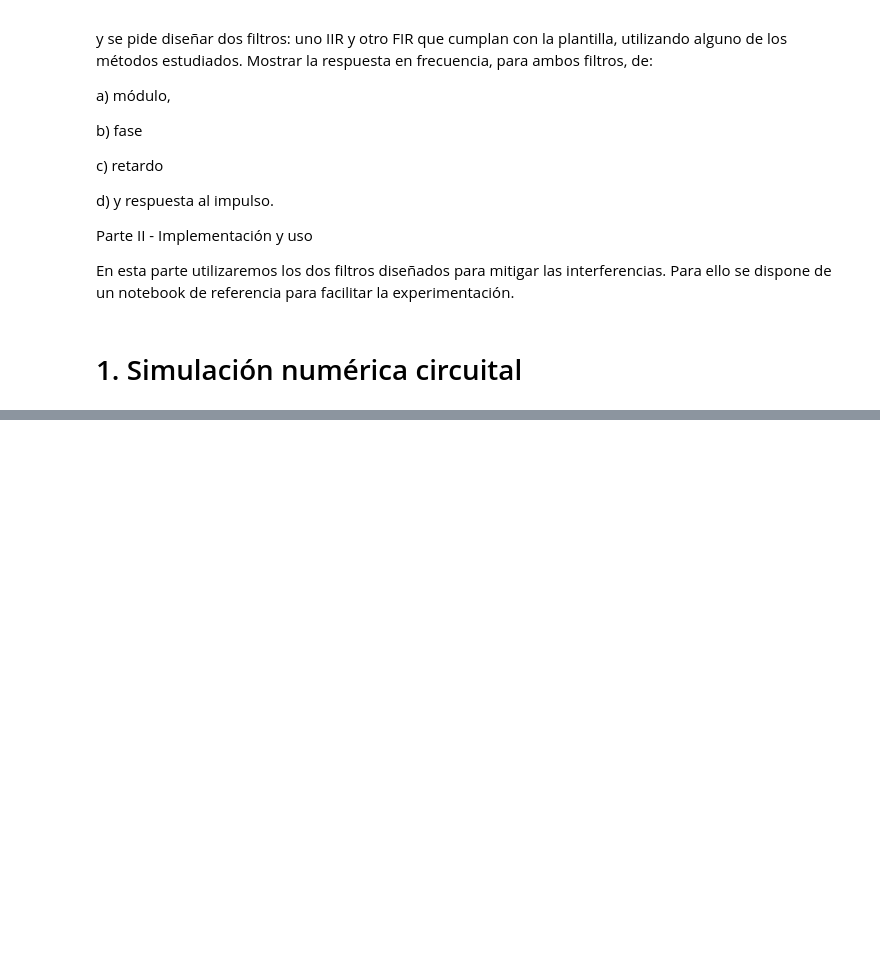
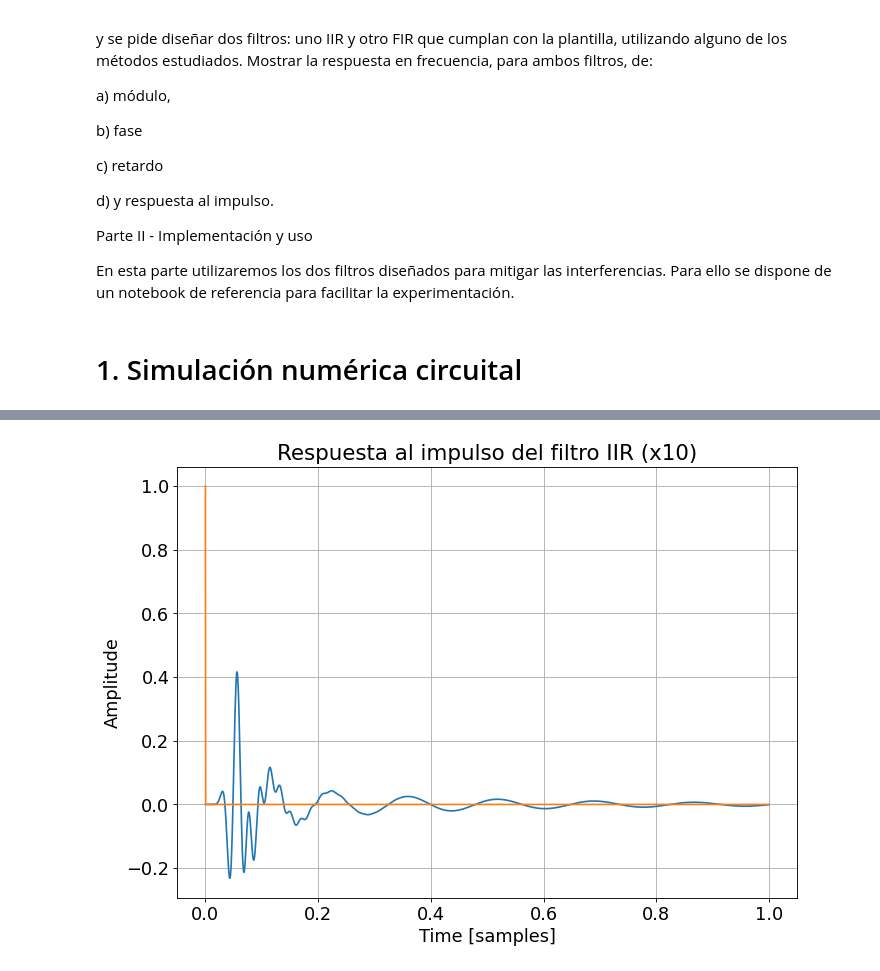
Before and after one commit to annunez02/TC2_2023, a Jupyter notebook: TS8/TrabajoSemanal8_Nunez.ipynb, the cells around one changed output, grey strips where cells are left out. Saved outputs shown, nothing was run; the diff lists cells and outputs as text; code cells hidden in the pictures; blank space fills up the shorter version.

```diff
--- a/TS8/TrabajoSemanal8_Nunez.ipynb
+++ b/TS8/TrabajoSemanal8_Nunez.ipynb
@@ -144,0 +85,16 @@ En un principio, al diseñar el diagrama de polos y ceros del pasa altos, como a
+# %%
+# --------------------------------Definicion de parámetros---------------------------------
+
+fs = 1000 # Hz
+nyq_frec = fs / 2
+
+# Plantilla
+
+# filter design
+ripple = 0.1 # dB
+atenuacion = 40 # dB
+
+ws1 = 1.0 #Hz
+wp1 = 3.0 #Hz
+wp2 = 25.0 #Hz
+ws2 = 35.0 #Hz
@@ -144,0 +155,18 @@ En un principio, al diseñar el diagrama de polos y ceros del pasa altos, como a
+# %%
+#------------------------ Respuesta al impulso del filtro IIR ------------------------
+
+impulse = sig.unit_impulse(2000)
+response = sig.sosfilt(system, impulse)
+
+plt.plot(np.linspace(0,1, 2000), response * 10) # Para que se vea mas claro en el gráfico
+plt.plot(np.linspace(0,1, 2000), impulse)
+#plt.xlim([0,0.2])
+
+plt.xlabel('Time [samples]')
+plt.ylabel('Amplitude')
+plt.title('Respuesta al impulso del filtro IIR (x10)')
+
+plt.grid(True)
+plt.show()
+# %% [output]
+[figure, added]
```
Also changed, not shown: parts of 18 cells of this notebook, 1 other file.
